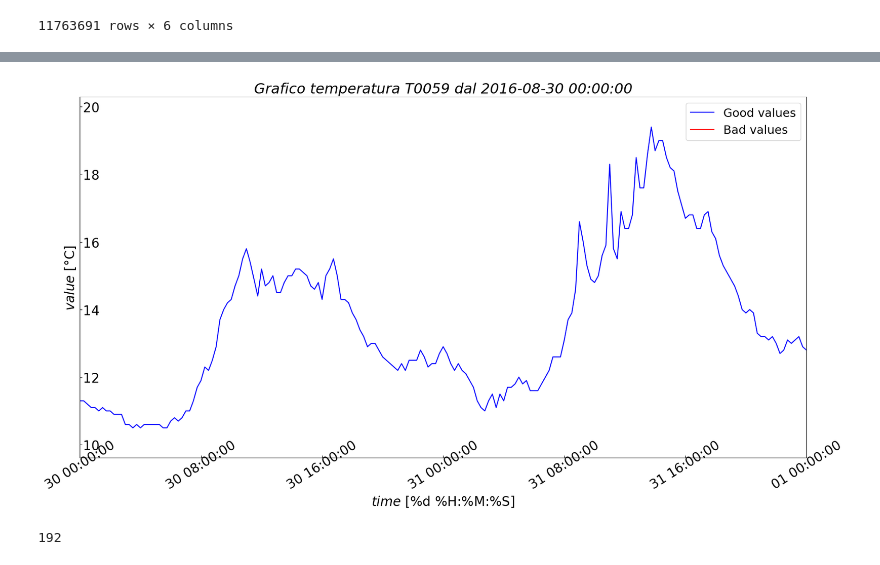
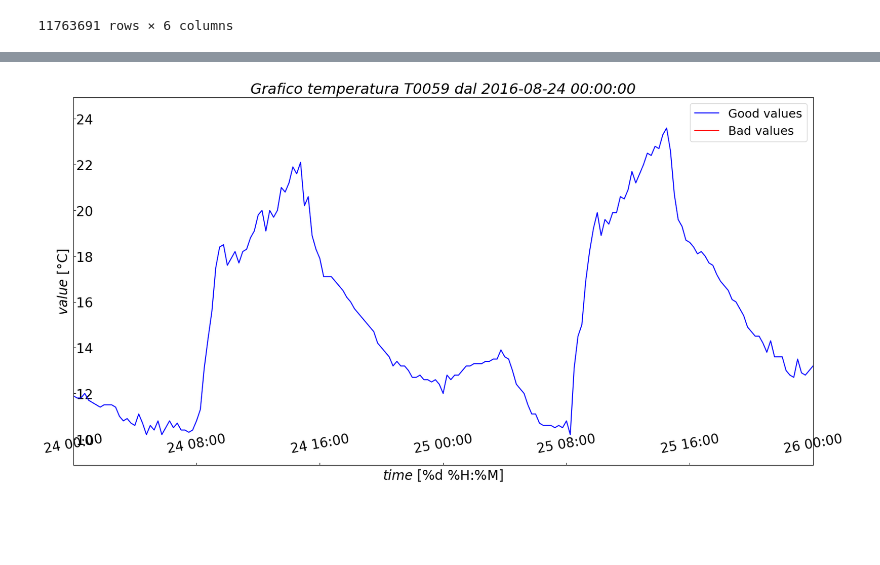
Before and after one commit to eliazonta/AI-Challenge-HIT-2022, a Jupyter notebook: python_code/notebooks/DataPlotter/document_plotter.ipynb, the cells around one changed output, grey strips where cells are left out. Drawn from its saved outputs; the diff is of its cells as text; code cells hidden in the pictures; blank space fills up the shorter version.

```diff
--- a/python_code/notebooks/DataPlotter/document_plotter.ipynb
+++ b/python_code/notebooks/DataPlotter/document_plotter.ipynb
@@ -81,8 +81,8 @@ df #Printing table
 | 11763690 | T0227 | 31/12/2021 | 23:45 | 8.0 | 1 | 2021-12-31 23:45:00 |
 11763691 rows × 6 columns
 # %%
-date_start = "30/08/2016" #@param {type:"string"}
-date_end = "31/08/2016" #@param {type:"string"}
+date_start = "24/08/2016" #@param {type:"string"}
+date_end = "25/08/2016" #@param {type:"string"}
 station_num = "T0059" #@param {type:"string"}
 
 df['date'] = pd.to_datetime(df['date'], format = '%d/%m/%Y')
@@ -127,13 +127,16 @@ y_outliers = np.where(df_filtered["validation_code"] == 1, nan, df_filtered.valu
 # Define the x axis value
 x_range = range(len(df_filtered.time))
 df_filtered["ax"] = df_filtered.datetime.astype(str)
-df_filtered["new"] = df_filtered["ax"]
+df_filtered["axlabel"] = df_filtered["ax"]
 
 for i in range(df_filtered.index[0], (df_filtered.index[0] + len(df_filtered.index))):
     df_filtered["ax"][i] = os.path.basename(df_filtered["ax"][i]).split('-')[2]
-    df_filtered["new"][i] = os.path.basename(df_filtered["ax"][i]).split(' ')[1]
-    df_filtered["new"][i] = os.path.basename(df_filtered["ax"][i]).split(':')[0] +":"+ os.path.basename(df_filtered["ax"][3]).split(':')[1]
+    df_filtered["axlabel"][i] = os.path.basename(df_filtered["axlabel"][i]).split('-')[2]
+    df_filtered["axlabel"][i] = os.path.basename(df_filtered["axlabel"][i]).split(':')[0] +":"+ os.path.basename(df_filtered["axlabel"][i]).split(':')[1]
+
 x_plot = np.array(df_filtered.ax)
+
+df_filtered
 # %% [output]
 A value is trying to be set on a copy of a slice from a DataFrame
 
@@ -167,15 +183,16 @@ title_fontsize = 22 #@param {type:"integer"}
 label_fontsize = 20 #@param {type:"integer"}
 legend_size = 18 #@param {type:"integer"}
 axis_fontsize = 20 #@param {type:"integer"}
-label_xmargin = -30 #@param {type:"integer"}
+label_xmargin = -50 #@param {type:"integer"}
 label_ymargin = -30 #@param {type:"integer"}
-x_rotation_label = 32 #@param {type:"integer"}
+x_rotation_label = 10 #@param {type:"integer"}
 
 # Set unit
-x_unit = "%d %H:%M:%S" #@param {type:"string"}
+x_unit = "%d %H:%M" #@param {type:"string"}
 y_unit = "°C" #@param {type:"string"}
 
 # Set tick
+x_tick = 32 #@param {type:"integer"} cambia in base al dataset 1 ogni 15' (32), ogni 10' (48), ogni 5' (96)
 
 # Reshaping the plot
 f = plt.figure()
@@ -185,35 +202,39 @@ f.set_figheight(figure_height)
 # Create subplot
 ax = plt.subplot()
 
 # Set labels
 plt.title('Grafico '+ dataset_sensor +' ' +station_num + ' dal ' + str(date_start) ,fontsize = title_fontsize, style = 'italic')
 plt.xlabel('$\it{time}$' + ' [' + x_unit +']', fontsize = axis_fontsize) #se tutto in corsivo style = 'italic'
 plt.ylabel('$\it{value}$' + ' [' + y_unit +']', fontsize = axis_fontsize)
 ax.tick_params(axis="y",direction="in",pad=label_ymargin)
 plt.xticks(np.arange(0, df_filtered.shape[0], 32),fontsize=label_fontsize,rotation = x_rotation_label)
 plt.yticks(np.arange(0, ceil(max(y_signal))+2, 2),fontsize=label_fontsize)
 ax.tick_params(axis="x",direction="in",pad=label_xmargin)
 
+# create tick label
+x_tick_label = []
+i = 0
+while i < len(df_filtered):
+    x_tick_label.append(df_filtered.axlabel[i])
+    i = i + 32
+ax.set_xticklabels(x_tick_label)
+
 # Plotting datas
 plt.plot(x_plot, y_signal, "-",ms=8,color="blue")
 plt.plot(x_plot, y_outliers, "-",ms=8,mew=5,color="red")
 
 # Making a legend
 ax.legend(['Good values', 'Bad values'], prop={'size': legend_size})
 
 plt.margins(x=x_margin, y=y_margin)
 
 #Saving as PDF
 my_file = selected_dataset + "_" + station_num + '.pdf'
 #savewk = '/content/drive/My Drive/10. Meteotrentino/ReportPlots' #Colab
 savewk = "" #local
 plt.savefig(os.path.join(savewk, my_file), bbox_inches='tight')
 
 # Visualize
 plt.show()
 # %% [output]
-[figure, old version]
+[figure, new version]
-# %%
-df_filtered.shape[0]
-# %% [output]
-192
```
Also changed, not shown: parts of 5 cells of this notebook.
